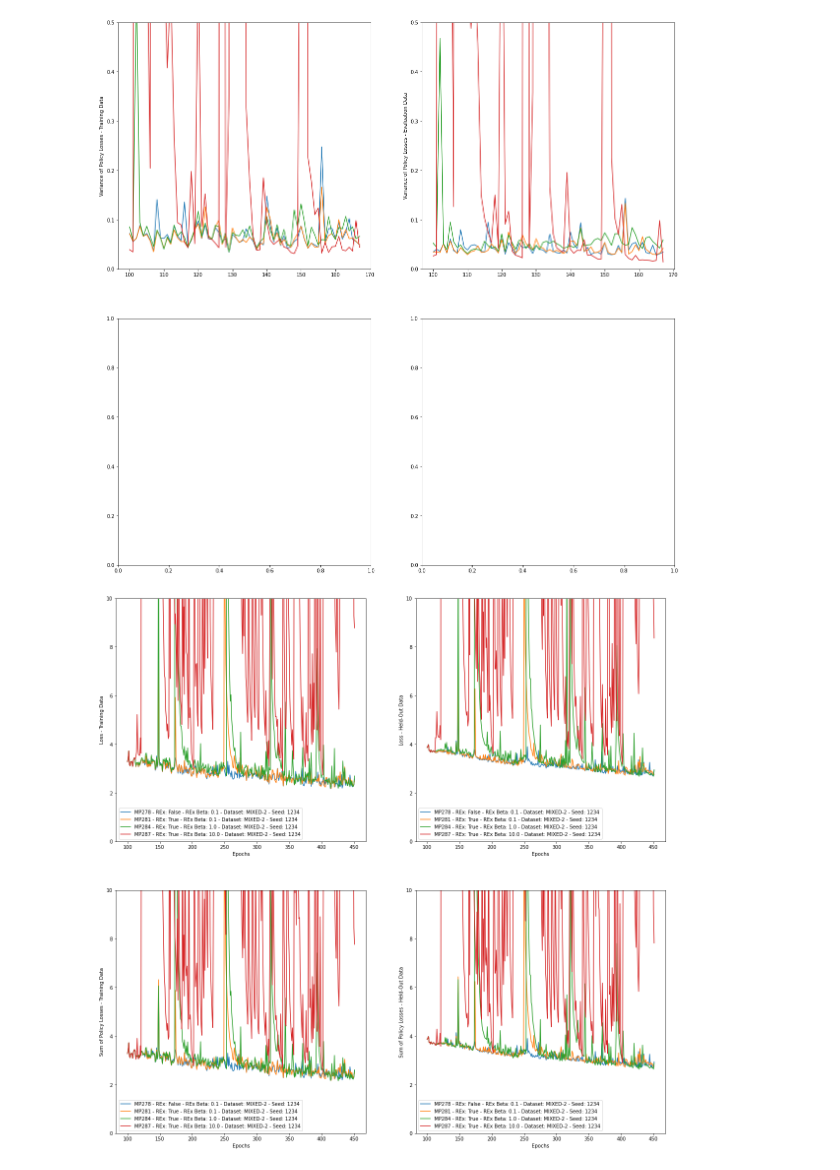
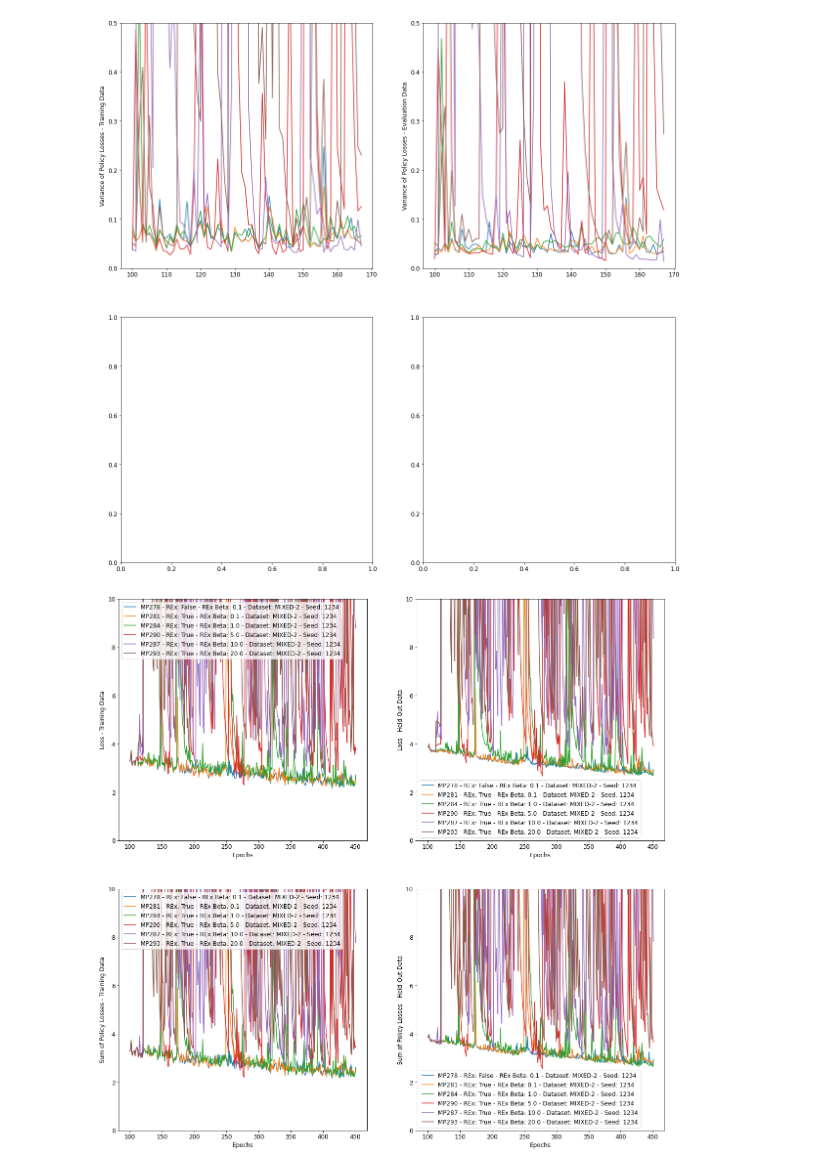
Before and after one commit to thatscotdatasci/mopo, a Jupyter notebook: Analysis_MP277-MP294.ipynb, the cells around one changed output. Drawn from its saved outputs; the diff is of its cells as text; code cells hidden in the pictures.

```diff
--- a/Analysis_MP277-MP294.ipynb
+++ b/Analysis_MP277-MP294.ipynb
@@ -50,7 +53,9 @@ for exp in [
     MP277,
     MP280,
     MP283,
+    MP289,
     MP286,
+    MP292,
 ]:
     ax[0,0].plot(exp.dynamics.model_loss_history.mean(axis=1)[100:], label=f'{exp.name} - REx: {exp.rex} - REx Beta: {exp.rex_beta} - Dataset: {exp.dataset} - Seed: {exp.seed}')
     ax[0,0].set_xlabel('Epochs')
@@ -84,7 +89,9 @@ for exp, exp_details in [
     (MP277, None), # MP277_details),
     (MP280, None), # MP280_details),
     (MP283, None), # MP283_details),
+    (MP289, None), # MP289_details),
     (MP286, None), # MP286_details),
+    (MP292, None), # MP292_details),
 ]:
     ax[0,0].plot(exp.dynamics.model_pol_var_loss_history.mean(axis=1)[100:], label=f'{exp.name} - REx: {exp.rex} - REx Beta: {exp.rex_beta} - Dataset: {exp.dataset} - Seed: {exp.seed}')
     ax[0,0].set_ylabel('Variance of Policy Losses - Training Data')
@@ -110,41 +117,43 @@ for exp, exp_details in [
     #         ax[i,j].legend()
 pass
 # %% [output]
-[figure, old version]
+[figure, new version]
 # %%
 fig, ax = plt.subplots(2, 2, figsize=(20,20))
 for exp in [
     MP278,
     MP281,
     MP284,
+    MP290,
     MP287,
+    MP293,
 ]:
     ax[0,0].plot(exp.dynamics.model_loss_history.mean(axis=1)[100:], label=f'{exp.name} - REx: {exp.rex} - REx Beta: {exp.rex_beta} - Dataset: {exp.dataset} - Seed: {exp.seed}')
     ax[0,0].set_xlabel('Epochs')
     ax[0,0].set_ylabel('Loss - Training Data')
     ax[0,0].set_ylim(0,10.0)
     ax[0,0].legend()
 
     ax[0,1].plot(exp.dynamics.model_holdout_loss_history.mean(axis=1)[100:], label=f'{exp.name} - REx: {exp.rex} - REx Beta: {exp.rex_beta} - Dataset: {exp.dataset} - Seed: {exp.seed}')
     ax[0,1].set_xlabel('Epochs')
     ax[0,1].set_ylabel('Loss - Held-Out Data')
     ax[0,1].set_ylim(0,10.0)
     ax[0,1].legend()
 
     ax[1,0].plot(exp.dynamics.model_pol_total_loss_history.mean(axis=1)[100:], label=f'{exp.name} - REx: {exp.rex} - REx Beta: {exp.rex_beta} - Dataset: {exp.dataset} - Seed: {exp.seed}')
     ax[1,0].set_xlabel('Epochs')
     ax[1,0].set_ylabel('Sum of Policy Losses - Training Data')
     ax[1,0].set_ylim(0,10.0)
     ax[1,0].legend()
 
     ax[1,1].plot(exp.dynamics.model_holdout_pol_total_loss_history.mean(axis=1)[100:], label=f'{exp.name} - REx: {exp.rex} - REx Beta: {exp.rex_beta} - Dataset: {exp.dataset} - Seed: {exp.seed}')
     ax[1,1].set_xlabel('Epochs')
     ax[1,1].set_ylabel('Sum of Policy Losses - Held-Out Data')
     ax[1,1].set_ylim(0,10.0)
     ax[1,1].legend()
 pass
 # %% [output]
-[figure, old version]
+[figure, new version]
 # %%
 fig, ax = plt.subplots(2, 2, figsize=(20,20))
 for exp, exp_details in [
```
Also changed, not shown: parts of 7 cells of this notebook, 3 other files.
